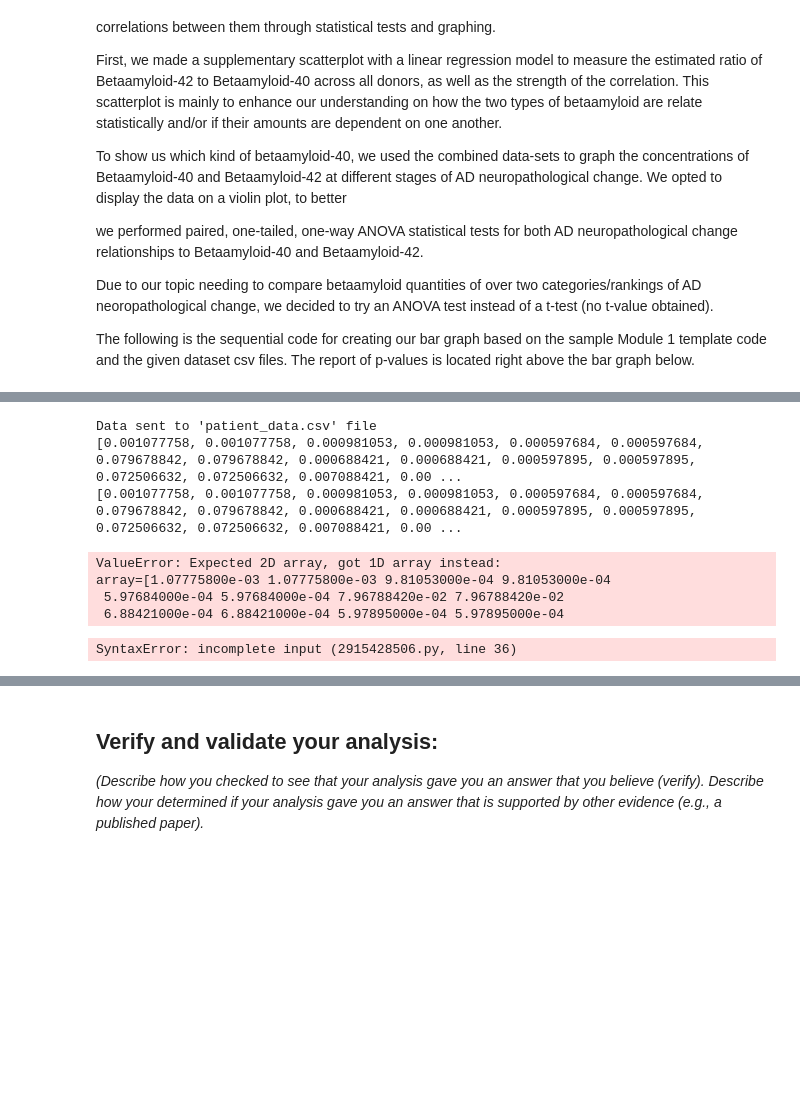
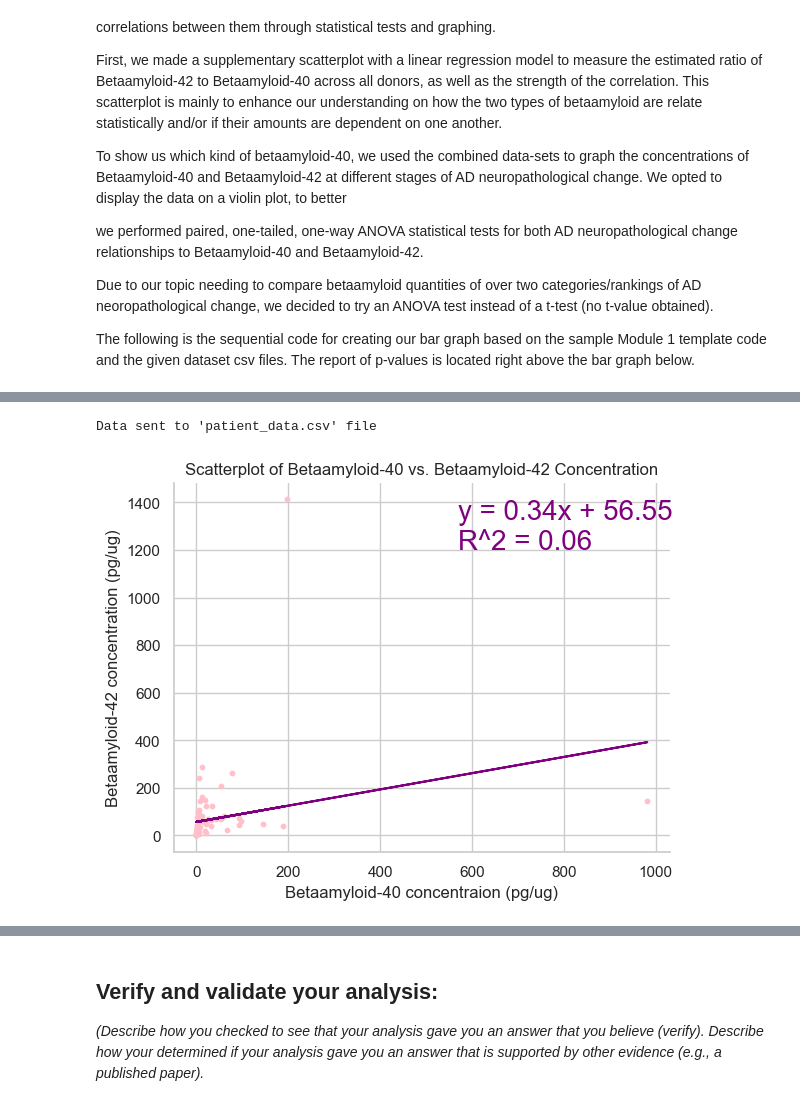
Before and after one commit to Lukinator3000/AlzheimersModule, a Jupyter notebook: Module 1 Template (NEW).ipynb, the cells around one changed output, grey strips where cells are left out. Cells and saved outputs as stored; diff of their text form; code cells hidden in the pictures; blank space fills up the shorter version.

```diff
--- a/Module 1 Template (NEW).ipynb
+++ b/Module 1 Template (NEW).ipynb
@@ -436,44 +436,36 @@ for p in Patient.all_patients:
 # Putting list data into DataFrame and writing it to external csv file
 bAData = pd.DataFrame({
     "bA40 Concentration": bA40_scores,
     "bA42 Concentration": bA42_scores
 })
 bAData.to_csv("patient_data.csv", index=False)
 print("Data sent to 'patient_data.csv' file")
 
 # Read csv file and assign data columns to x & y variables
 scatterData = pd.read_csv("patient_data.csv")
-x = bA40_scores #scatterData["bA40 Concentration"].values.reshape(-1, 1)
+x = scatterData["bA40 Concentration"].values.reshape(-1, 1)
 y = scatterData["bA42 Concentration"].values
-
-print(x)
-print(bA40_scores)
 
 # Create linear regression model from csv data
 model = LinearRegression()
 model.fit(x, y)
 # Assigning linear regression model values to scatterplot equation
 slope = model.coef_[0]
 intercept = model.intercept_
 r2 = model.score(x, y)
 equation = f"y = {slope:.2f}x + {intercept:.2f}\nR^2 = {r2:.2f}"
 
 # Design and display the scatterplot using matplot
 plt.scatter(x, y, s=10, color="pink")
 plt.plot(x, model.predict(x), color="purple")
 plt.xlabel("Betaamyloid-40 concentraion (pg/ug)")
 plt.ylabel("Betaamyloid-42 concentration (pg/ug)")
 plt.title("Scatterplot of Betaamyloid-40 vs. Betaamyloid-42 Concentration")
-plt.text(680, y.max(), equation, color="purple", fontsize=12, verticalalignment="top")
+plt.text(570, y.max(), equation, color="purple", fontsize=20, verticalalignment="top")
 plt.show()
 # %% [output]
 Data sent to 'patient_data.csv' file
-[0.001077758, 0.001077758, 0.000981053, 0.000981053, 0.000597684, 0.000597684, 0.079678842, 0.079678842, 0.000688421, 0.000688421, 0.000597895, 0.000597895, 0.072506632, 0.072506632, 0.007088421, 0.00 ...
-[0.001077758, 0.001077758, 0.000981053, 0.000981053, 0.000597684, 0.000597684, 0.079678842, 0.079678842, 0.000688421, 0.000688421, 0.000597895, 0.000597895, 0.072506632, 0.072506632, 0.007088421, 0.00 ...
-ValueError: Expected 2D array, got 1D array instead:
-array=[1.07775800e-03 1.07775800e-03 9.81053000e-04 9.81053000e-04
- 5.97684000e-04 5.97684000e-04 7.96788420e-02 7.96788420e-02
- 6.88421000e-04 6.88421000e-04 5.97895000e-04 5.97895000e-04
+[figure, added]
 # %%
 #4) BUILD DICTIONARIES TO DO SORTING AND SUB-SORTING
 @classmethod
@@ -518,41 +510,3 @@ def _vals(metric, cat):
 # group values (used later in #8)
 groups40 = [_vals('ABeta40', c) for c in cats]
 groups42 = [_vals('ABeta42', c) for c in cats]
-# %%
-#6) MAKE A FILTER TO PULL OUT PATIENTS WITH SPECIFIC ATTRIBUTES
-@classmethod
-def filter(cls, patient_list,
-           ABeta40: float = "any",
-           ABeta42: float = "any",
-           tTau: float = "any",
-           pTau: float = "any",
-           sex: str = "any",
-           death_age: int = "any",
-           ed_lvl: str = "any",
-           cog_stat: str = "any",
-           age_symp_on: int = "any",
-           age_diag: int = "any",
-           head_inj: str = "any",
-           thal_score: int = "any",
-           oadc: str = "any"):
-
-    def _norm_str(x):
-        return None if x is None else str(x).strip().lower()
-
-    def _norm_oadc(x):
-        s = _norm_str(x)
-        if not s:
-            return None
-        if "not" in s and "ad" in s:
-            return "not ad"
-        if "low" in s:
-            return "low"
-        if "inter" in s:
-            return "intermediate"
-        if "high" in s:
-            return "high"
-        try:
-            v = int(s)
-            ma
-# %% [output]
-SyntaxError: incomplete input (2915428506.py, line 36)
```
Also changed, not shown: parts of 3 cells of this notebook, 1 other file.
